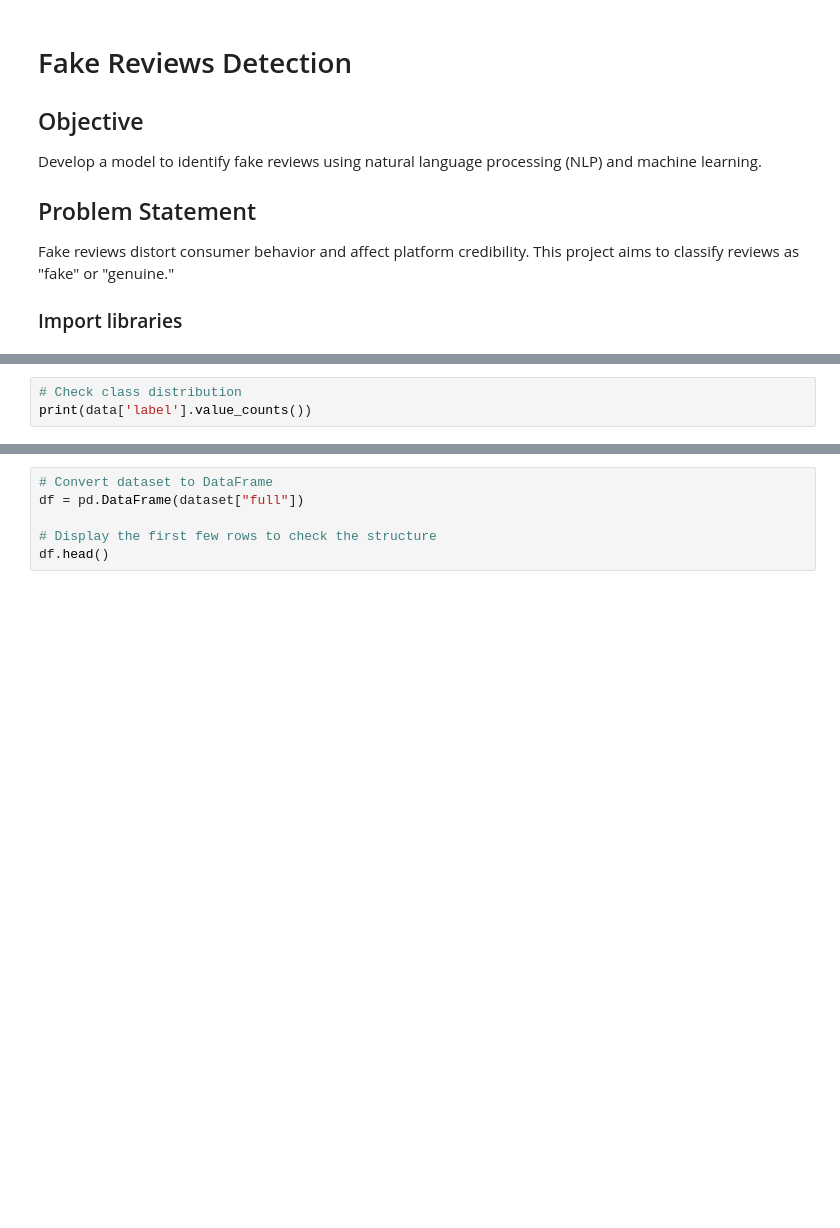
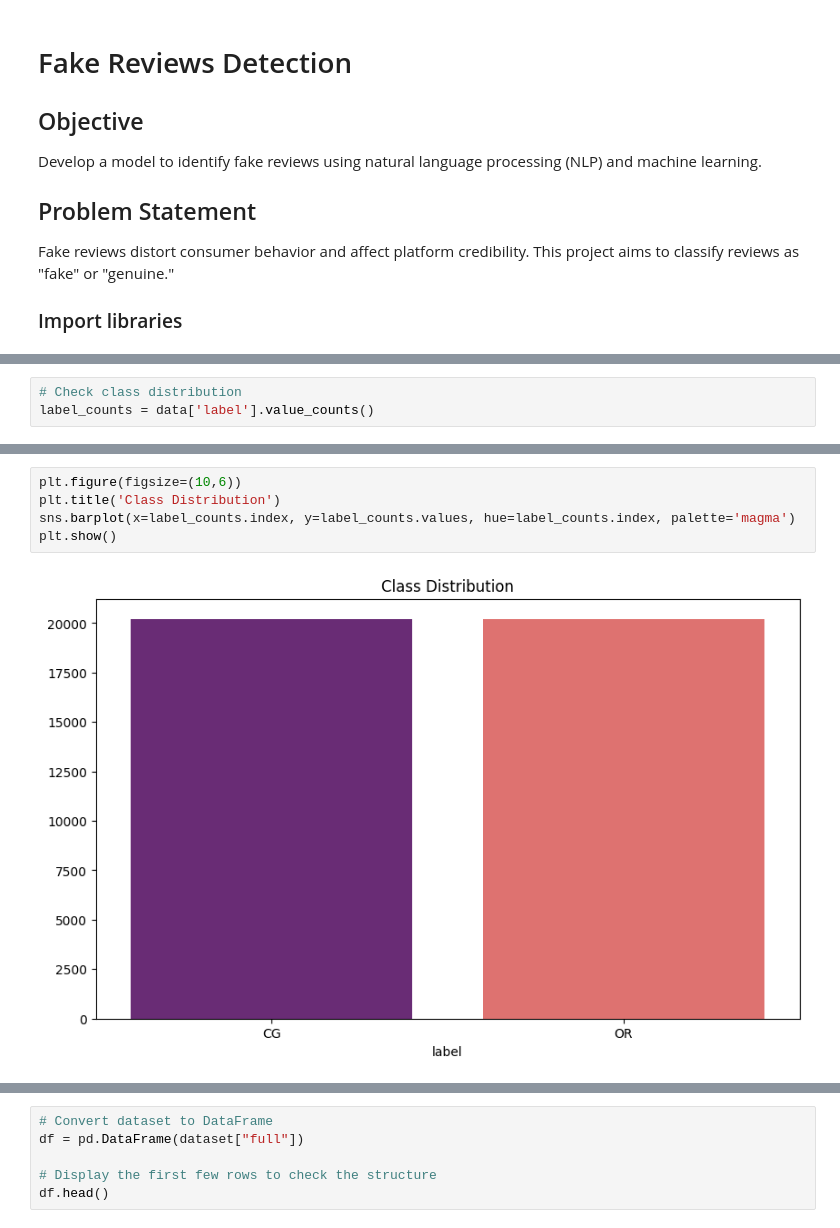
Before and after one commit to olivemideva/Fake-Reviews, a Jupyter notebook: fake_reviews.ipynb, the cells around one changed output, grey strips where cells are left out. Drawn from its saved outputs; the diff is of its cells as text; blank space fills up the shorter version.

```diff
--- a/fake_reviews.ipynb
+++ b/fake_reviews.ipynb
@@ -116,3 +64,3 @@ None
 # %%
 # Check class distribution
-print(data['label'].value_counts())
+label_counts = data['label'].value_counts()
@@ -146 +67,8 @@ Requirement already satisfied: six>=1.5 in c:\users\hp\appdata\local\packages\py
+# %%
+plt.figure(figsize=(10,6))
+plt.title('Class Distribution')
+sns.barplot(x=label_counts.index, y=label_counts.values, hue=label_counts.index, palette='magma')
+plt.show()
+# %% [output]
+[figure, added]
 # %%
```
Also changed, not shown: parts of 11 cells of this notebook.
